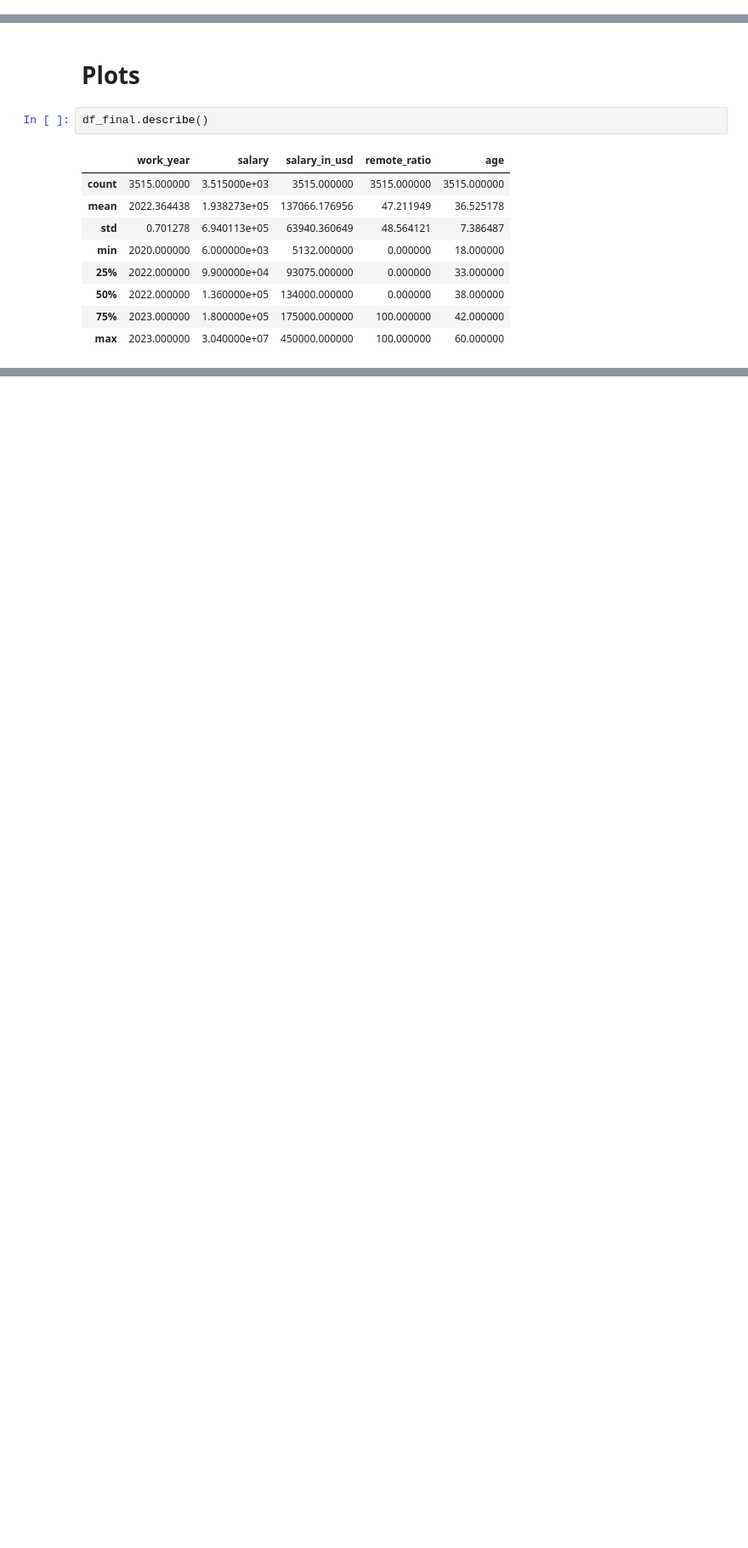
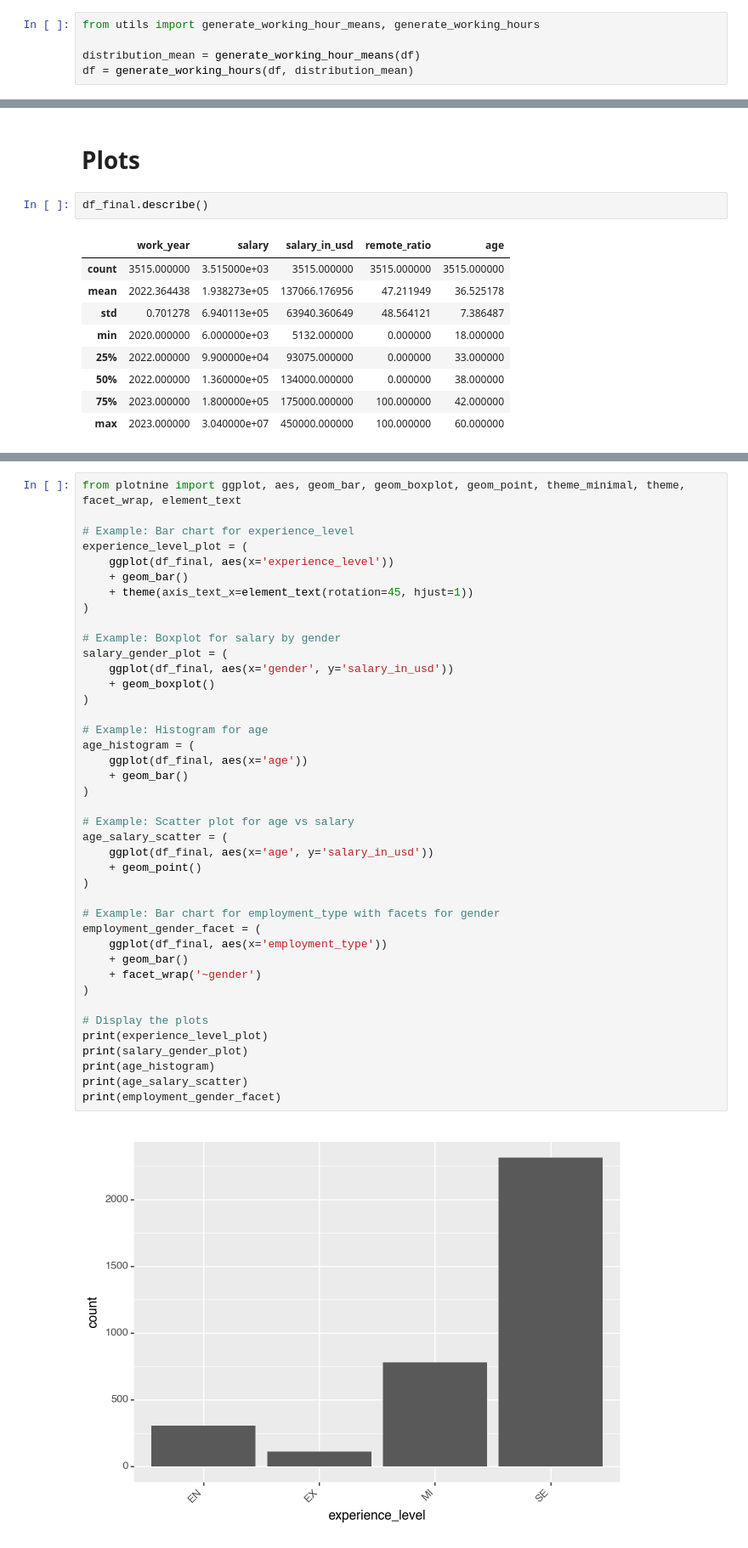
Before and after one commit to yassinex02/dataviz_part1, a Jupyter notebook: main.ipynb, the cells around one changed output, grey strips where cells are left out. Shown at 85% size. Saved outputs shown, nothing was run; the diff lists cells and outputs as text; blank space fills up the shorter version.

```diff
--- a/main.ipynb
+++ b/main.ipynb
@@ -11,6 +11,11 @@ Index(['work_year', 'experience_level', 'employment_type', 'job_title',
        'salary', 'salary_currency', 'salary_in_usd', 'employee_residence',
        'remote_ratio', 'company_location', 'company_size'],
       dtype='object')
+# %%
+from utils import generate_working_hour_means, generate_working_hours
+
+distribution_mean = generate_working_hour_means(df)
+df = generate_working_hours(df, distribution_mean)
 # %%
 import pandas as pd
 import numpy as np
@@ -145,0 +158,43 @@ df_final.describe()
+# %%
+from plotnine import ggplot, aes, geom_bar, geom_boxplot, geom_point, theme_minimal, theme, facet_wrap, element_text
+
+# Example: Bar chart for experience_level
+experience_level_plot = (
+    ggplot(df_final, aes(x='experience_level'))
+    + geom_bar()
+    + theme(axis_text_x=element_text(rotation=45, hjust=1))
+)
+
+# Example: Boxplot for salary by gender
+salary_gender_plot = (
+    ggplot(df_final, aes(x='gender', y='salary_in_usd'))
+    + geom_boxplot()
+)
+
+# Example: Histogram for age
+age_histogram = (
+    ggplot(df_final, aes(x='age'))
+    + geom_bar()
+)
+
+# Example: Scatter plot for age vs salary
+age_salary_scatter = (
+    ggplot(df_final, aes(x='age', y='salary_in_usd'))
+    + geom_point()
+)
+
+# Example: Bar chart for employment_type with facets for gender
+employment_gender_facet = (
+    ggplot(df_final, aes(x='employment_type'))
+    + geom_bar()
+    + facet_wrap('~gender')
+)
+
+# Display the plots
+print(experience_level_plot)
+print(salary_gender_plot)
+print(age_histogram)
+print(age_salary_scatter)
+print(employment_gender_facet)
+# %% [output]
+[figure, added]
```
Also changed, not shown: parts of 2 cells of this notebook, 1 other file.
